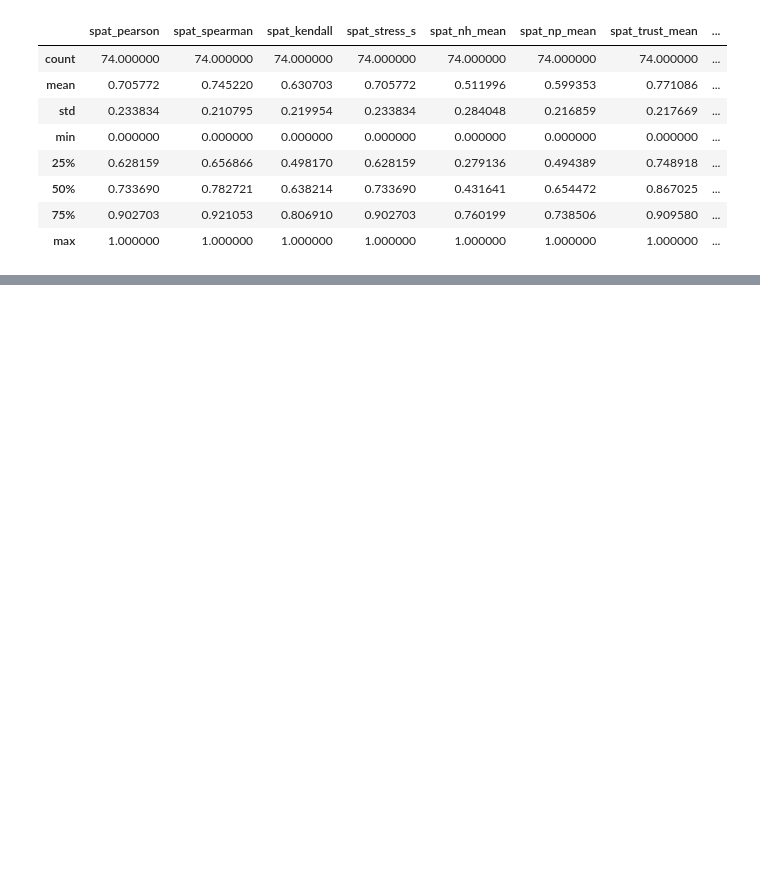
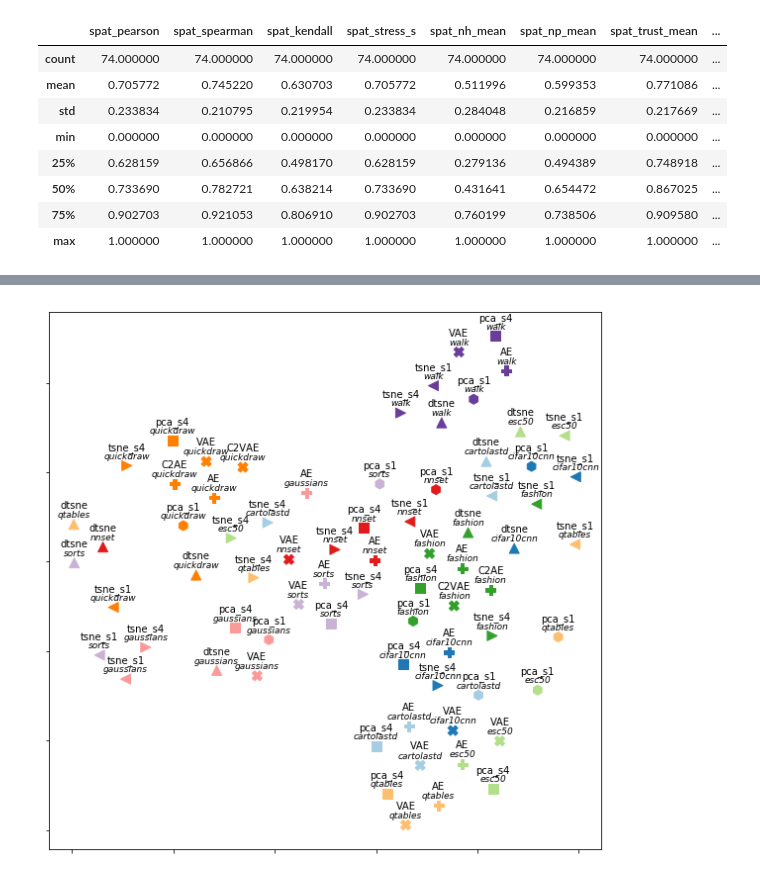
Before and after one commit to EduardoVernier/dynamic-projections, a Jupyter notebook: Plots/table_trait_corr_and_tsne_run_plots.ipynb, the cells around one changed output, grey strips where cells are left out. Saved outputs shown, nothing was run; the diff lists cells and outputs as text; code cells hidden in the pictures; blank space fills up the shorter version.

Commit message:
tSNE plots.

```diff
--- a/Plots/table_trait_corr_and_tsne_run_plots.ipynb
+++ b/Plots/table_trait_corr_and_tsne_run_plots.ipynb
@@ -206,35 +210,37 @@ def mscatter(x,y,ax=None, m=None, **kw):
                 marker_obj = mmarkers.MarkerStyle(marker)
             path = marker_obj.get_path().transformed(
                         marker_obj.get_transform())
             paths.append(path)
         sc.set_paths(paths)
     return sc
 
 X = df_metrics[metrics]
 
 tsne = manifold.TSNE(n_components=2, random_state=0)
 Y = tsne.fit_transform(X)
 
 colors = ['#a6cee3','#1f78b4','#b2df8a','#33a02c','#fb9a99','#e31a1c','#fdbf6f','#ff7f00','#cab2d6','#6a3d9a']
 color_dict = dict(zip(sorted(set(df_metrics['dataset'])), colors))
 c = [color_dict[x] for x in df_metrics['dataset']]
 
 
 markers = ['P', 'P', 'X', 'X', '<', '>', '^', 'h', 's']
 techs = ['AE', 'C2AE', 'VAE', 'C2VAE', 'tsne_s1', 'tsne_s4', 'dtsne', 'pca_s1', 'pca_s4']
 marker_dict = dict(zip(techs, markers))
 m = [marker_dict[x] for x in df_metrics['method']]
 
 
 fig, ax = plt.subplots(figsize=(10,10))
 mscatter(Y[:, 0], Y[:, 1], c=c, s=100, m=m, ax=ax)
 ax.xaxis.set_major_formatter(NullFormatter())
 ax.yaxis.set_major_formatter(NullFormatter())
 
 text = list(zip(df_metrics['dataset'], df_metrics['method']))
 for c,t in zip(Y, text):
-    ax.annotate(t[1], (c[0], c[1] + 3.5), fontsize=10, style='italic', ha='center')
-    ax.annotate(t[0], (c[0], c[1] + 1.5), fontsize=9, ha='center')
+    ax.annotate(t[1], (c[0], c[1] + 3.5), fontsize=10, ha='center')
+    ax.annotate(t[0], (c[0], c[1] + 1.5), fontsize=9, style='italic', ha='center')
+# %% [output]
+[figure, added]
 # %%
 df = pd.DataFrame(np.array([df_metrics[spat_dist_cols].mean(axis=1),
                             df_metrics[spat_neigh_cols].mean(axis=1),
```
Also changed, not shown: parts of 4 cells of this notebook.
